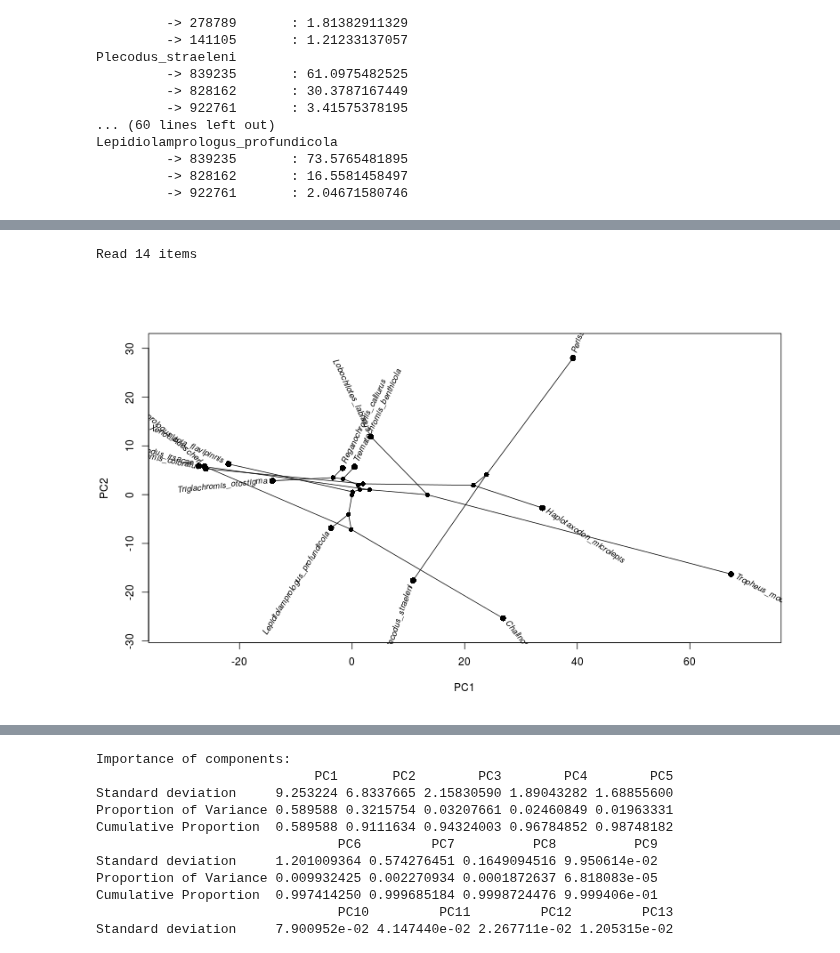
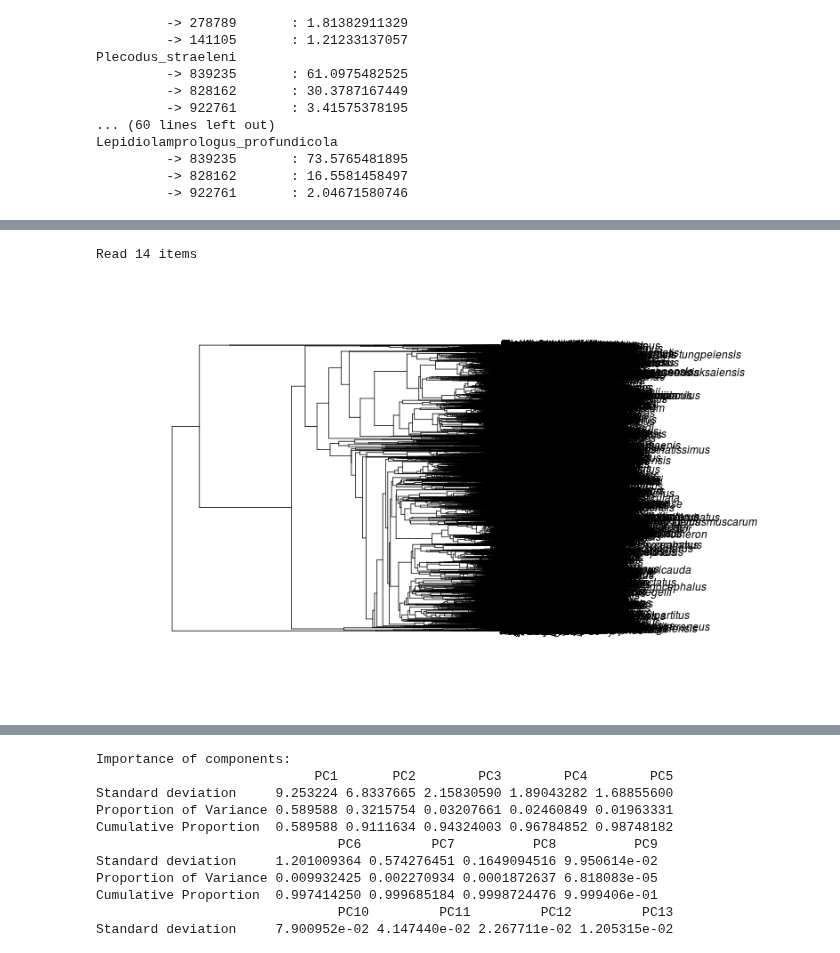
Before and after one commit to ryneches/fishpoo, a Jupyter notebook: fishpoo.ipynb, the cells around one changed output, grey strips where cells are left out. Drawn from its saved outputs; the diff is of its cells as text; code cells hidden in the pictures.

```diff
--- a/fishpoo.ipynb
+++ b/fishpoo.ipynb
@@ -394,35 +420,19 @@ Lepidiolamprologus_profundicola
 # %%
 %%R -w 800 -h 480 -u px
 library(ape)
 
 # This tree comes from here : http://datadryad.org/resource/doi:10.5061/dryad.j4802
 
 rabosky <- read.tree("host_tree/raboskytree/Rabosky_et_al_timetree.tre")
 fishnames <- scan("host_tree/raboskytree/fish_names.txt", what='character')
 rabosky_trimmed <- drop.tip( rabosky, setdiff( rabosky$tip.label, fishnames ) )
 
 rabosky_trimmed$tip.label[1]  <- "Neolamprologus_buescheri"
 rabosky_trimmed$tip.label[5]  <- "Cyprichromis_coloratus"
 rabosky_trimmed$tip.label[9]  <- "Reganochromis_calliurus"
 rabosky_trimmed$tip.label[11] <- "Trematochromis_benthicola"
 
-phase1_otus <- read.table( file="fishpoo_phase1_otus_vs_host.csv", sep=',')
-
-phase1_otus
-
-library('geiger')
-
-td <- treedata( rabosky_trimmed, phase1_otus )
-
-library('phytools')
-
-#phase1_pca <- phyl.pca( rabosky_trimmed, phase1_otus, method="BM", mode="cov")
-phase1_pca <- phyl.pca( rabosky_trimmed, phase1_otus )
-
-#plot(phase1_pca$S[,1:2])
-#text(phase1_pca$S[,1:2]-0.25,rownames(phase1_pca$S), cex.lab=0.3)
-
-phylomorphospace( rabosky_trimmed, phase1_pca$S[,1:2] )
+plot(rabosky)
 # %% [output]
 Read 14 items
-[figure, old version]
+[figure, new version]
```
Also changed, not shown: parts of 15 cells of this notebook.
